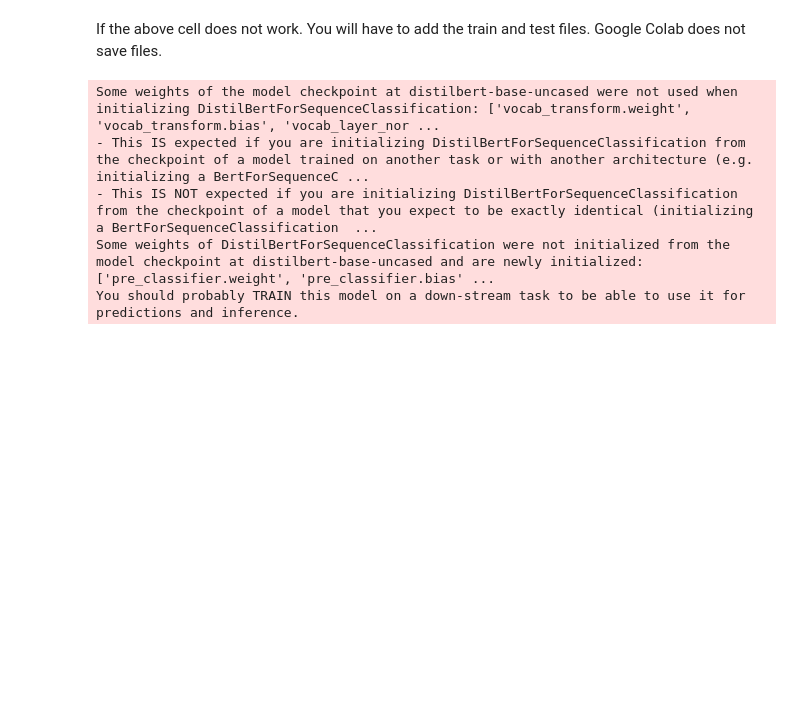
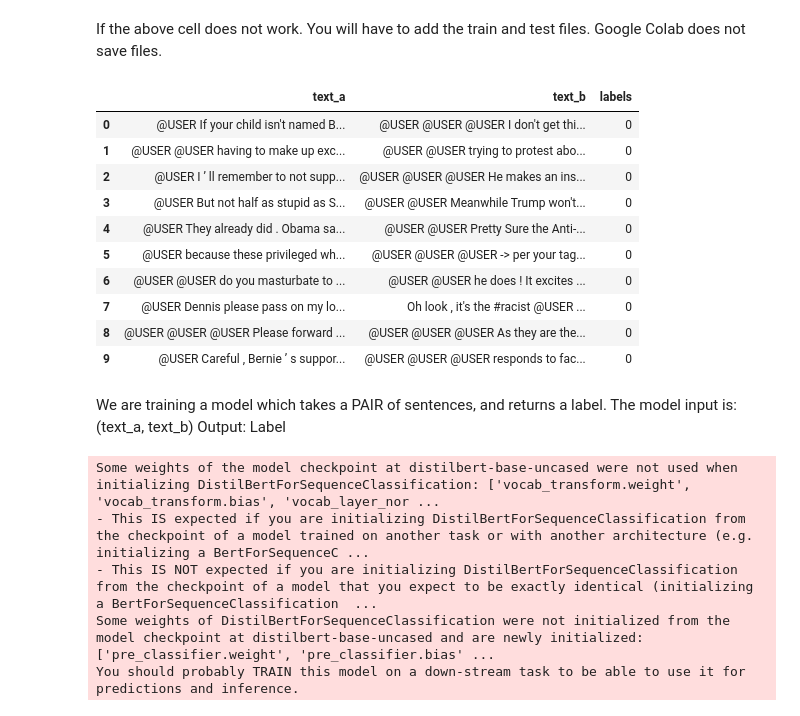
Before and after one commit to reckoner-david/CourseProject, a Jupyter notebook: demo.ipynb, the cells around one changed output. Saved outputs shown, nothing was run; the diff lists cells and outputs as text; code cells hidden in the pictures; blank space fills up the shorter version.

```diff
--- a/demo.ipynb
+++ b/demo.ipynb
@@ -7,7 +12,7 @@ from simpletransformers.classification import ClassificationModel
 import pandas as pd
 import sklearn
 # %%
-df = pd.read_json('train.jsonl' , lines=True)
+df = pd.read_json('/content/drive/MyDrive/Colab Notebooks/train.jsonl' , lines=True)
 # %% [markdown]
 If the above cell does not work. You will have to add the train and test files. Google Colab does not save files.
 # %%
@@ -23,10 +28,7 @@ def label_convert(arc):
 # %%
 df['context_1'] = df['context'].apply(lambda x: split_context(x, 0))
 df['context_2'] = df['context'].apply(lambda x: split_context(x, 1))
-df['sent'] =  df['response']
+df['context_join'] = df['context_2'] + df['context_1']
 # %%
 # Converting the label to 0 or 1.
 df['label1'] = df['label'].apply(lambda x: label_convert(x))
-# %%
-# shuffling the data
-df = df.sample(frac=1)
@@ -35,3 +35,20 @@ train_df = df[['sent' , 'label1']]
+# %%
+train_df = df[['context_join' , 'response', 'label1']]
+train_df.columns=['text_a', 'text_b', 'labels']
+# %%
+train_df.head(10)
+# %% [output]
+|  | text_a | text_b | labels |
+| 0 | @USER If your child isn't named B... | @USER @USER @USER I don't get thi... | 0 |
+| 1 | @USER @USER having to make up exc... | @USER @USER trying to protest abo... | 0 |
+| 2 | @USER I ’ ll remember to not supp... | @USER @USER @USER He makes an ins... | 0 |
+| 3 | @USER But not half as stupid as S... | @USER @USER Meanwhile Trump won't... | 0 |
+| 4 | @USER They already did . Obama sa... | @USER @USER Pretty Sure the Anti-... | 0 |
+| 5 | @USER because these privileged wh... | @USER @USER @USER -> per your tag... | 0 |
+| 6 | @USER @USER do you masturbate to ... | @USER @USER he does ! It excites ... | 0 |
+| 7 | @USER Dennis please pass on my lo... | Oh look , it's the #racist @USER ... | 0 |
+| 8 | @USER @USER @USER Please forward ... | @USER @USER @USER As they are the... | 0 |
+| 9 | @USER Careful , Bernie ’ s suppor... | @USER @USER @USER responds to fac... | 0 |
 # %%
 train_args={
     'reprocess_input_data': True,
@@ -47,2 +64,5 @@ train_args={
 }
+# %% [markdown]
+We are training a model which takes a PAIR of sentences, and returns a label.
+The model input is: (text_a, text_b) Output: Label
 # %%
```
Also changed, not shown: parts of 12 cells of this notebook.
